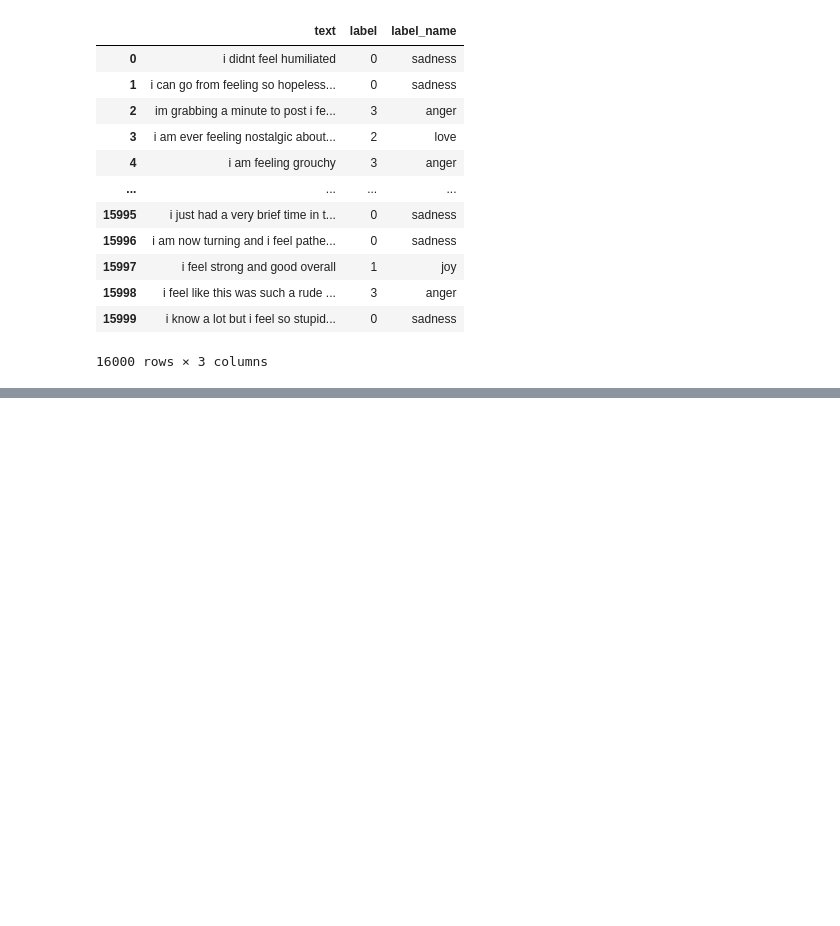
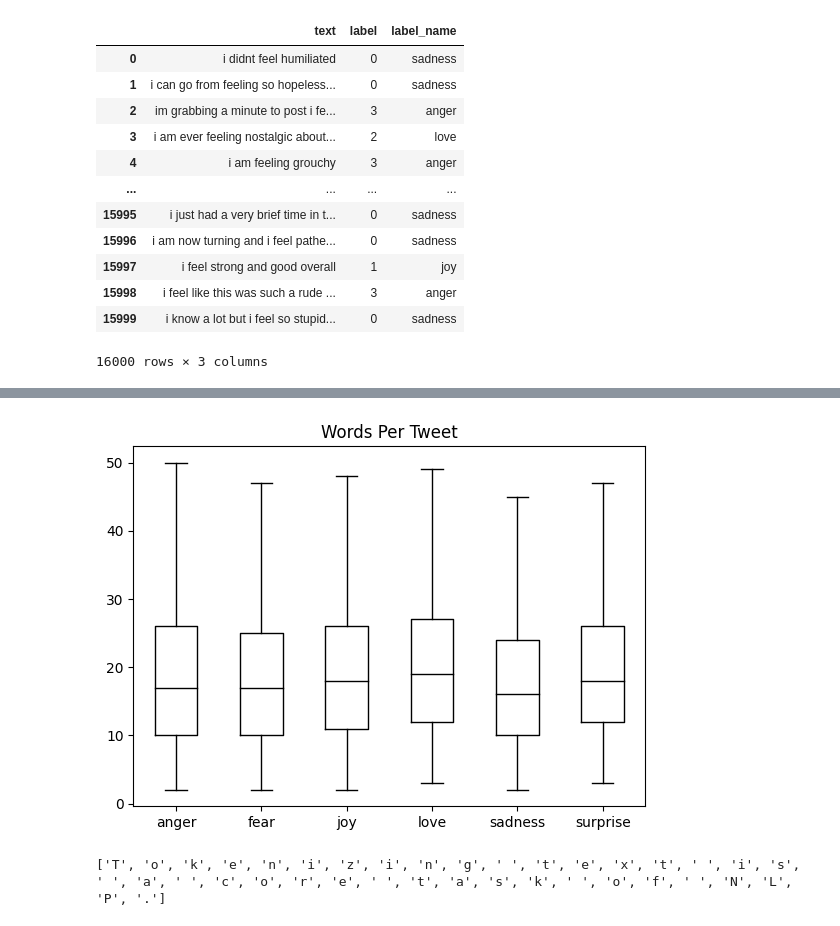
Before and after one commit to meijirou-create/transformer, a Jupyter notebook: text_classificate.ipynb, the cells around one changed output, grey strips where cells are left out. Cells and saved outputs as stored; diff of their text form; code cells hidden in the pictures; blank space fills up the shorter version.

```diff
--- a/text_classificate.ipynb
+++ b/text_classificate.ipynb
@@ -121,0 +127,2 @@ df
+# %%
+df["Words Per Tweet"]=df["text"].str.split().apply(len)
@@ -121,0 +144,7 @@ df
+# %%
+df.boxplot("Words Per Tweet", by="label_name", grid=False, showfliers=False, color="black")
+plt.suptitle("")
+plt.xlabel("")
+plt.show()
+# %% [output]
+[figure, added]
@@ -121,0 +153,6 @@ df
+# %%
+text = "Tokenizing text is a core task of NLP."
+tokenized_text = list(text)
+print(tokenized_text)
+# %% [output]
+['T', 'o', 'k', 'e', 'n', 'i', 'z', 'i', 'n', 'g', ' ', 't', 'e', 'x', 't', ' ', 'i', 's', ' ', 'a', ' ', 'c', 'o', 'r', 'e', ' ', 't', 'a', 's', 'k', ' ', 'o', 'f', ' ', 'N', 'L', 'P', '.']
```
Also changed, not shown: parts of 40 cells of this notebook.
